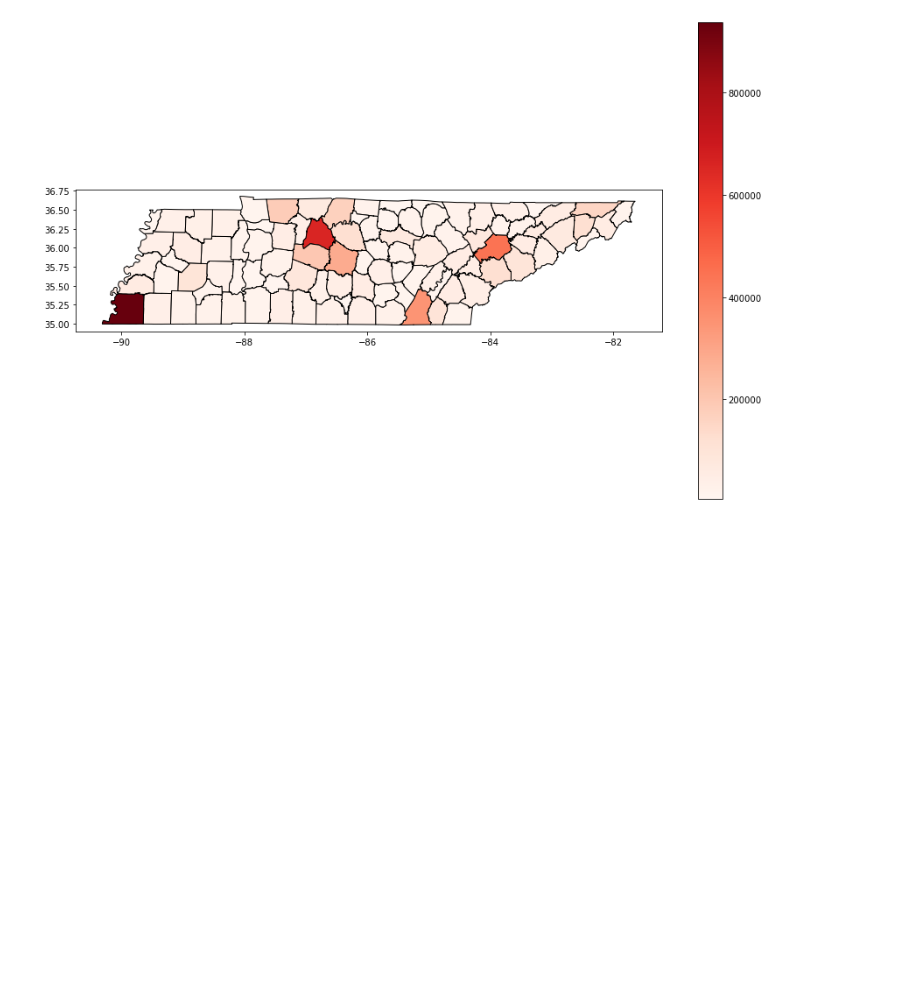
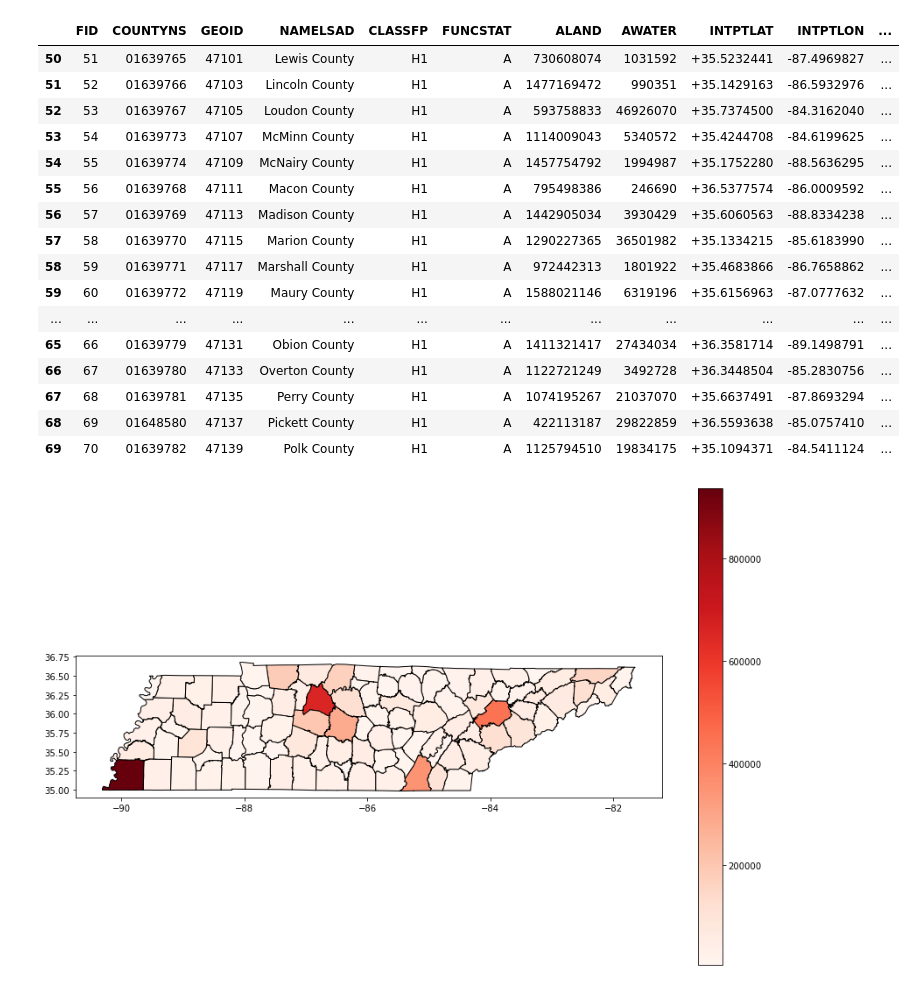
Before and after one commit to nss-data-science-cohort-4/dq3-earthquakes-mst-2-0, a Jupyter notebook: Notebooks/Tennessee Counties, Population, and Earthquakes.ipynb, the cells around one changed output. Saved outputs shown, nothing was run; the diff lists cells and outputs as text; code cells hidden in the pictures; blank space fills up the shorter version.

```diff
--- a/Notebooks/Tennessee Counties, Population, and Earthquakes.ipynb
+++ b/Notebooks/Tennessee Counties, Population, and Earthquakes.ipynb
@@ -14,7 +14,26 @@ url = 'https://opendata.arcgis.com/datasets/592082987bd5456baab74d70f1bf5d90_0.g
 # %%
 #getting API url and building df
 r = requests.get(url)
 tn_counties = gpd.read_file(url)
+tn_counties[50:70]
+# %% [output]
+|  | FID | COUNTYNS | GEOID | NAMELSAD | CLASSFP | FUNCSTAT | ALAND | AWATER | INTPTLAT | INTPTLON | ... |
+| 50 | 51 | 01639765 | 47101 | Lewis County | H1 | A | 730608074 | 1031592 | +35.5232441 | -87.4969827 | ... |
+| 51 | 52 | 01639766 | 47103 | Lincoln County | H1 | A | 1477169472 | 990351 | +35.1429163 | -86.5932976 | ... |
+| 52 | 53 | 01639767 | 47105 | Loudon County | H1 | A | 593758833 | 46926070 | +35.7374500 | -84.3162040 | ... |
+| 53 | 54 | 01639773 | 47107 | McMinn County | H1 | A | 1114009043 | 5340572 | +35.4244708 | -84.6199625 | ... |
+| 54 | 55 | 01639774 | 47109 | McNairy County | H1 | A | 1457754792 | 1994987 | +35.1752280 | -88.5636295 | ... |
+| 55 | 56 | 01639768 | 47111 | Macon County | H1 | A | 795498386 | 246690 | +36.5377574 | -86.0009592 | ... |
+| 56 | 57 | 01639769 | 47113 | Madison County | H1 | A | 1442905034 | 3930429 | +35.6060563 | -88.8334238 | ... |
+| 57 | 58 | 01639770 | 47115 | Marion County | H1 | A | 1290227365 | 36501982 | +35.1334215 | -85.6183990 | ... |
+| 58 | 59 | 01639771 | 47117 | Marshall County | H1 | A | 972442313 | 1801922 | +35.4683866 | -86.7658862 | ... |
+| 59 | 60 | 01639772 | 47119 | Maury County | H1 | A | 1588021146 | 6319196 | +35.6156963 | -87.0777632 | ... |
+| ... | ... | ... | ... | ... | ... | ... | ... | ... | ... | ... | ... |
+| 65 | 66 | 01639779 | 47131 | Obion County | H1 | A | 1411321417 | 27434034 | +36.3581714 | -89.1498791 | ... |
+| 66 | 67 | 01639780 | 47133 | Overton County | H1 | A | 1122721249 | 3492728 | +36.3448504 | -85.2830756 | ... |
+| 67 | 68 | 01639781 | 47135 | Perry County | H1 | A | 1074195267 | 21037070 | +35.6637491 | -87.8693294 | ... |
+| 68 | 69 | 01648580 | 47137 | Pickett County | H1 | A | 422113187 | 29822859 | +36.5593638 | -85.0757410 | ... |
+| 69 | 70 | 01639782 | 47139 | Polk County | H1 | A | 1125794510 | 19834175 | +35.1094371 | -84.5411124 | ... |
 # %%
 # cleaning to just needed columns
 tn_counties['county'] = tn_counties['NAMELSAD']
```
Also changed, not shown: parts of 15 cells of this notebook.
